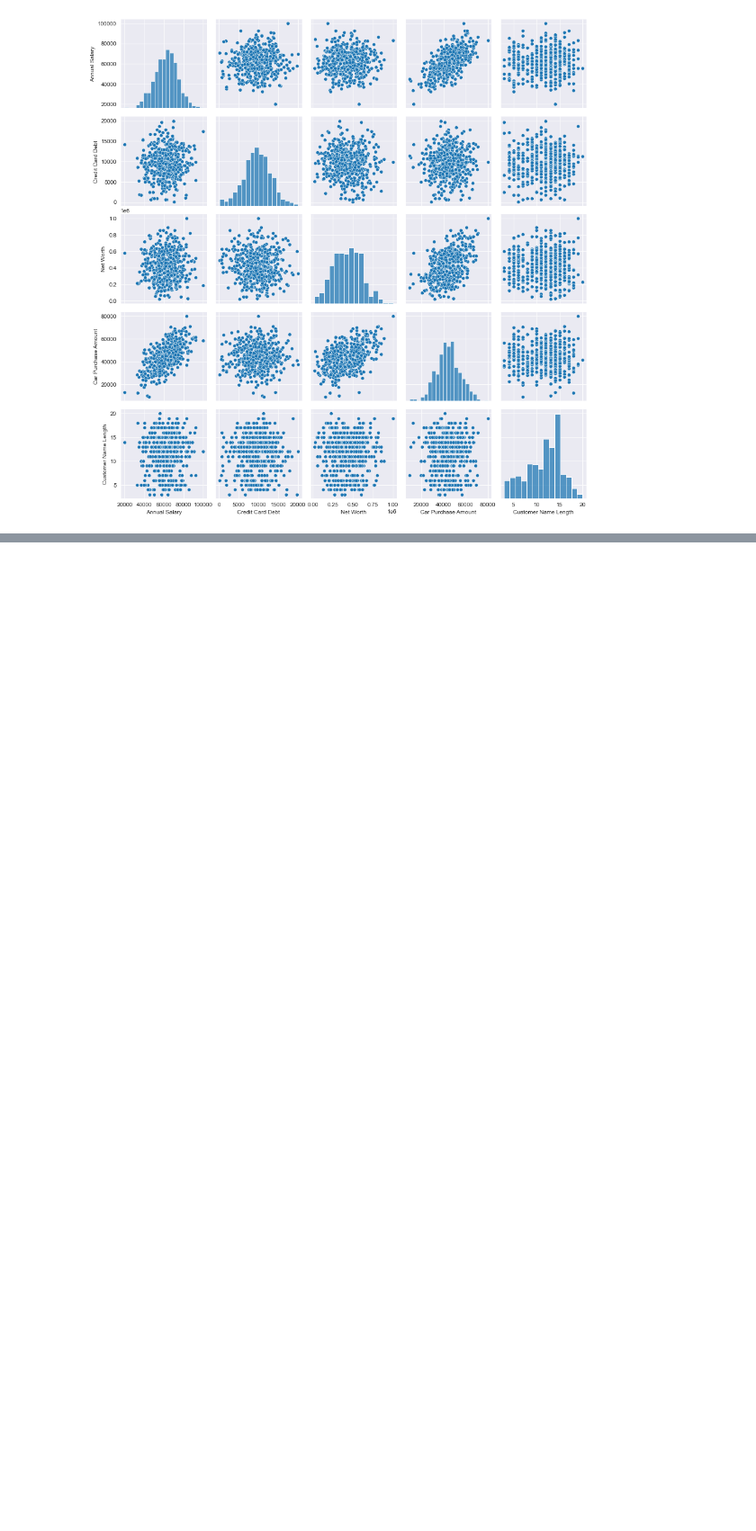
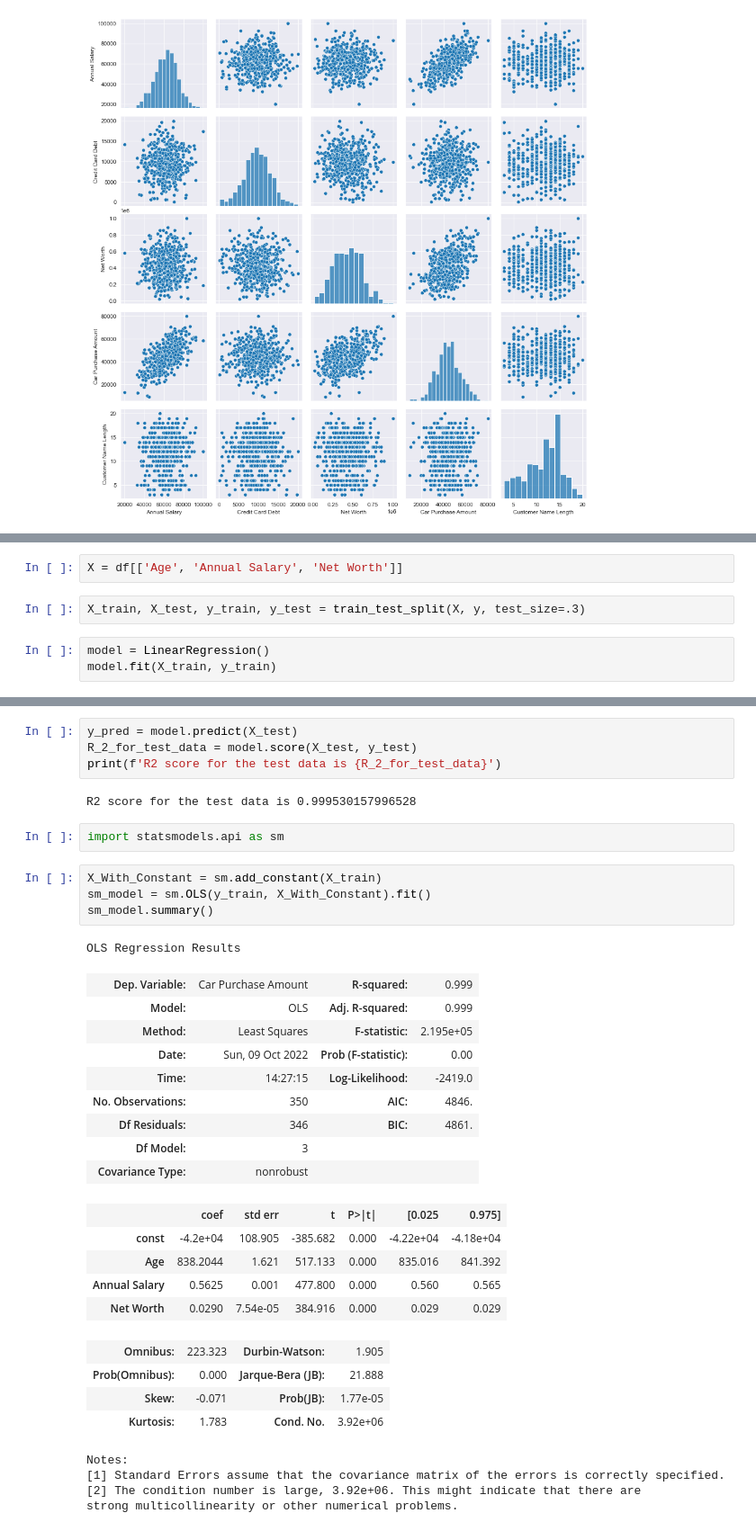
Before and after one commit to natthawit-jan/car_price_prediction_proj, a Jupyter notebook: car_prediction.ipynb, the cells around one changed output, grey strips where cells are left out. Shown at 90% size. Drawn from its saved outputs; the diff is of its cells as text; blank space fills up the shorter version.

```diff
--- a/car_prediction.ipynb
+++ b/car_prediction.ipynb
@@ -126,0 +201,7 @@ sns.pairplot(data=df.drop(columns=['Age', 'Gender']))
+# %%
+X = df[['Age', 'Annual Salary', 'Net Worth']]
+# %%
+X_train, X_test, y_train, y_test = train_test_split(X, y, test_size=.3)
+# %%
+model = LinearRegression()
+model.fit(X_train, y_train)
@@ -126,0 +223,36 @@ sns.pairplot(data=df.drop(columns=['Age', 'Gender']))
+# %%
+y_pred = model.predict(X_test)
+R_2_for_test_data = model.score(X_test, y_test)
+print(f'R2 score for the test data is {R_2_for_test_data}')
+# %% [output]
+R2 score for the test data is 0.999530157996528
+# %%
+import statsmodels.api as sm
+# %%
+X_With_Constant = sm.add_constant(X_train)
+sm_model = sm.OLS(y_train, X_With_Constant).fit()
+sm_model.summary()
+# %% [output]
+OLS Regression Results
+| Dep. Variable: | Car Purchase Amount | R-squared: | 0.999 |
+| Model: | OLS | Adj. R-squared: | 0.999 |
+| Method: | Least Squares | F-statistic: | 2.195e+05 |
+| Date: | Sun, 09 Oct 2022 | Prob (F-statistic): | 0.00 |
+| Time: | 14:27:15 | Log-Likelihood: | -2419.0 |
+| No. Observations: | 350 | AIC: | 4846. |
+| Df Residuals: | 346 | BIC: | 4861. |
+| Df Model: | 3 |  |  |
+| Covariance Type: | nonrobust |  |  |
+|  | coef | std err | t | P>|t| | [0.025 | 0.975] |
+| const | -4.2e+04 | 108.905 | -385.682 | 0.000 | -4.22e+04 | -4.18e+04 |
+| Age | 838.2044 | 1.621 | 517.133 | 0.000 | 835.016 | 841.392 |
+| Annual Salary | 0.5625 | 0.001 | 477.800 | 0.000 | 0.560 | 0.565 |
+| Net Worth | 0.0290 | 7.54e-05 | 384.916 | 0.000 | 0.029 | 0.029 |
+| Omnibus: | 223.323 | Durbin-Watson: | 1.905 |
+| Prob(Omnibus): | 0.000 | Jarque-Bera (JB): | 21.888 |
+| Skew: | -0.071 | Prob(JB): | 1.77e-05 |
+| Kurtosis: | 1.783 | Cond. No. | 3.92e+06 |
+Notes:
+[1] Standard Errors assume that the covariance matrix of the errors is correctly specified.
+[2] The condition number is large, 3.92e+06. This might indicate that there are
+strong multicollinearity or other numerical problems.
```
Also changed, not shown: parts of 25 cells of this notebook.
